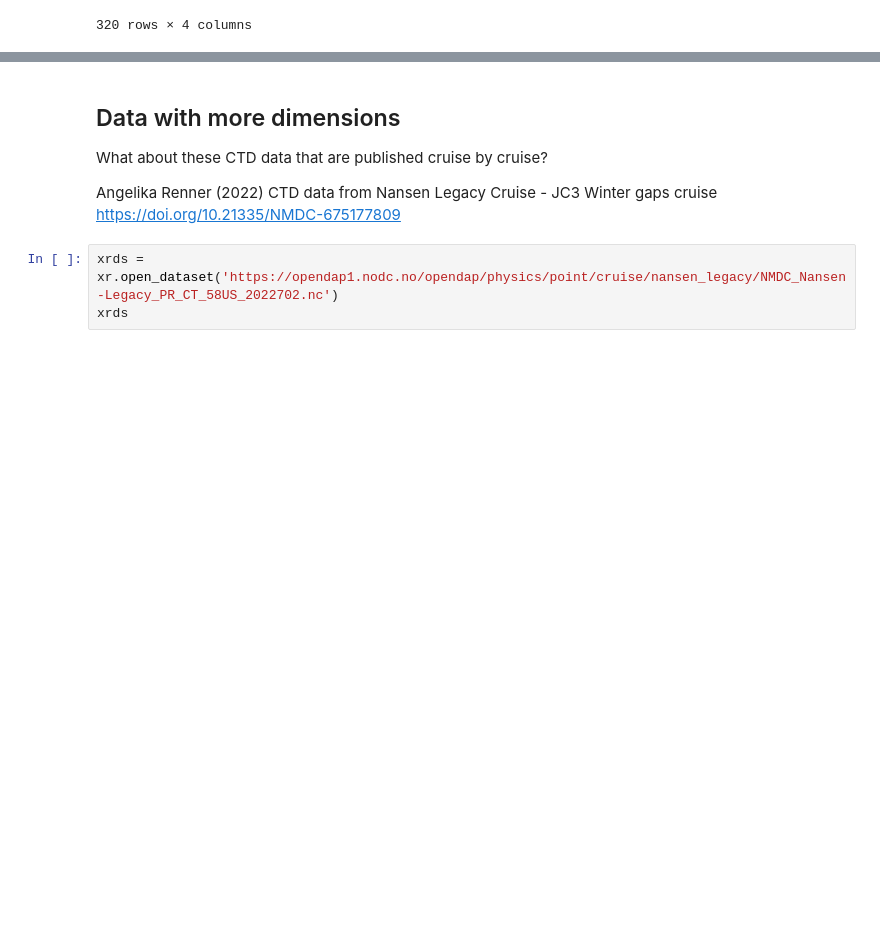
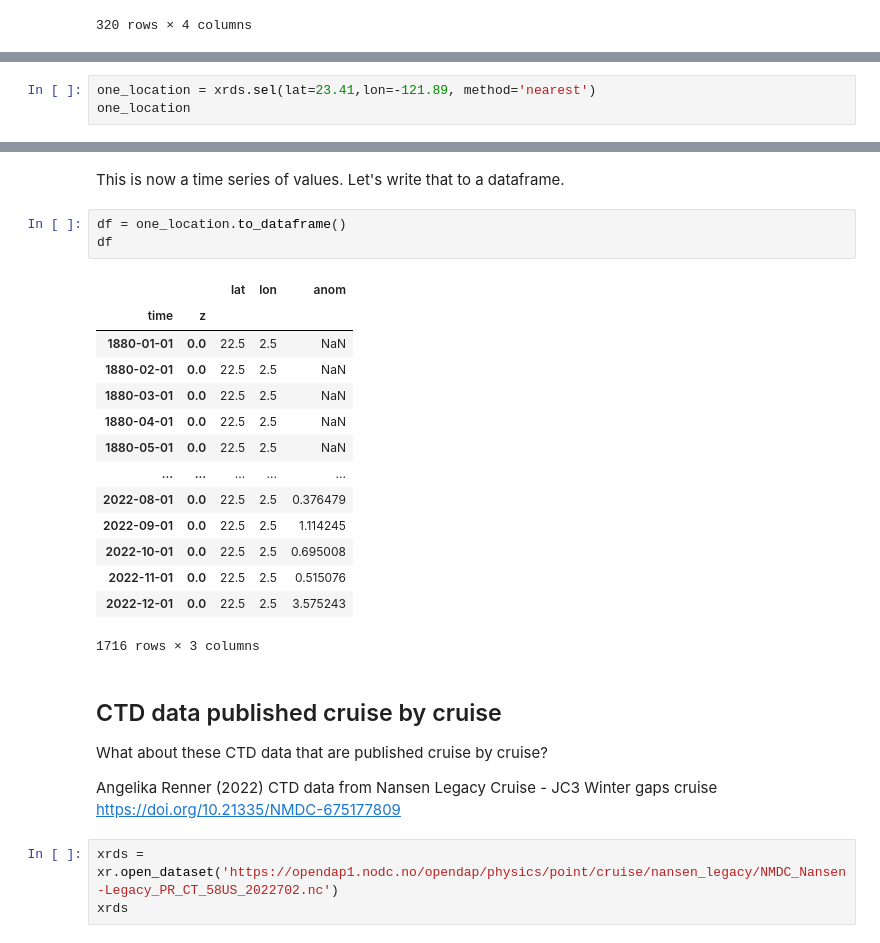
Before and after one commit to NorDataNet/NetCDF_in_Python_from_beginner_to_pro, a Jupyter notebook: 03_extracting_data_to_different_formats.ipynb, the cells around one changed output, grey strips where cells are left out. Cells and saved outputs as stored; diff of their text form; blank space fills up the shorter version.

```diff
--- a/03_extracting_data_to_different_formats.ipynb
+++ b/03_extracting_data_to_different_formats.ipynb
@@ -105,0 +206,3 @@ xrds[['TEMP', 'PSAL', 'DENS', 'SVEL']].to_dataframe()
+# %%
+one_location = xrds.sel(lat=23.41,lon=-121.89, method='nearest')
+one_location
@@ -106,5 +227,25 @@ xrds[['TEMP', 'PSAL', 'DENS', 'SVEL']].to_dataframe()
+# %% [markdown]
+This is now a time series of values. Let's write that to a dataframe.
+# %%
+df = one_location.to_dataframe()
+df
+# %% [output]
+|  |  | lat | lon | anom |
+| time | z |  |  |  |
+| 1880-01-01 | 0.0 | 22.5 | 2.5 | NaN |
+| 1880-02-01 | 0.0 | 22.5 | 2.5 | NaN |
+| 1880-03-01 | 0.0 | 22.5 | 2.5 | NaN |
+| 1880-04-01 | 0.0 | 22.5 | 2.5 | NaN |
+| 1880-05-01 | 0.0 | 22.5 | 2.5 | NaN |
+| ... | ... | ... | ... | ... |
+| 2022-08-01 | 0.0 | 22.5 | 2.5 | 0.376479 |
+| 2022-09-01 | 0.0 | 22.5 | 2.5 | 1.114245 |
+| 2022-10-01 | 0.0 | 22.5 | 2.5 | 0.695008 |
+| 2022-11-01 | 0.0 | 22.5 | 2.5 | 0.515076 |
+| 2022-12-01 | 0.0 | 22.5 | 2.5 | 3.575243 |
+1716 rows × 3 columns
 # %% [markdown]
-## Data with more dimensions
+## CTD data published cruise by cruise
 
 What about these CTD data that are published cruise by cruise?
 
```
Also changed, not shown: parts of 16 cells of this notebook, 50 other files.
